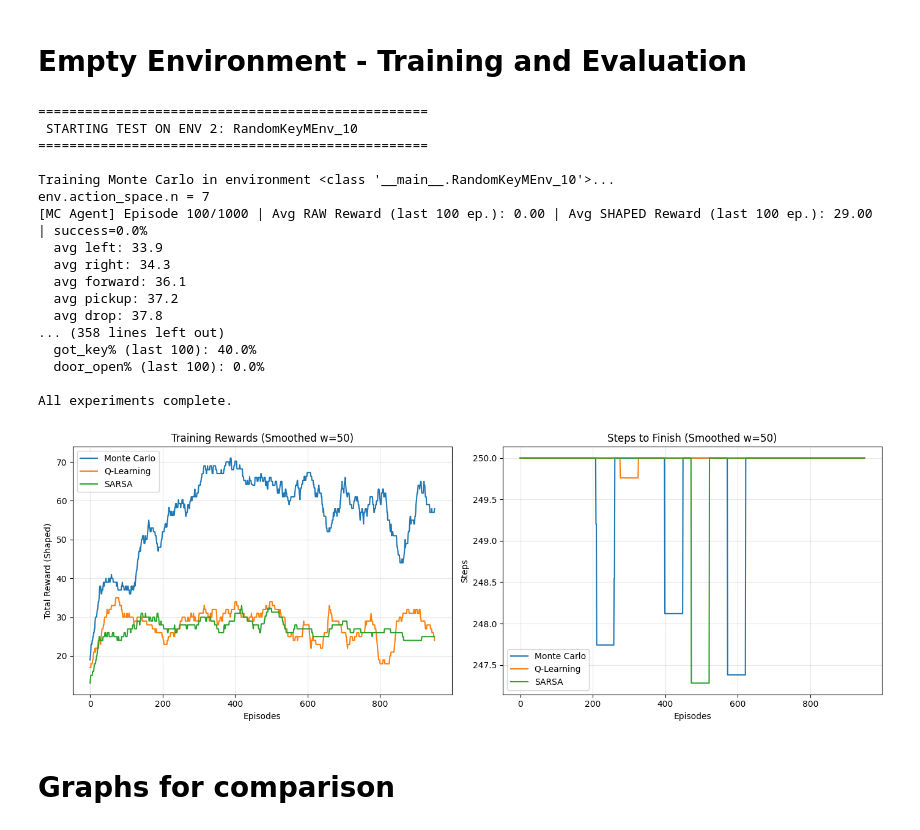
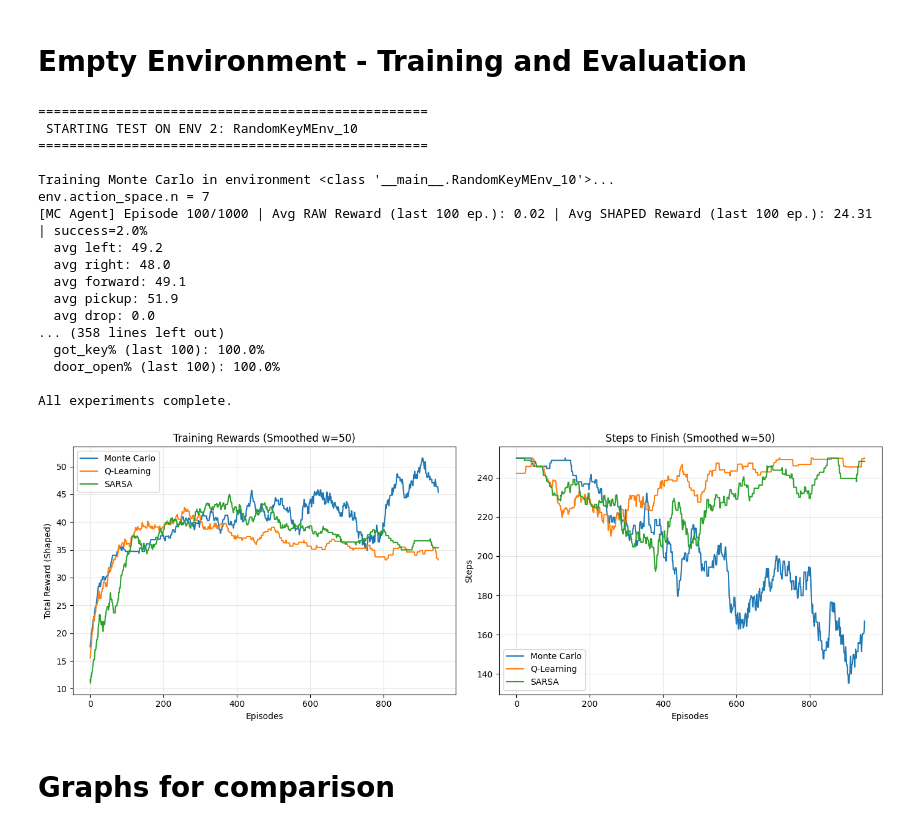
Before and after one commit to shaytanne/runi-reinforcement_learning-assignment2, a Jupyter notebook: MidProject_tabular_RL_Minigrid.ipynb, the cells around one changed output. Cells and saved outputs as stored; diff of their text form; code cells hidden in the pictures.

Commit message:
- allowed actions bugfix - shaped reward for goal

```diff
--- a/MidProject_tabular_RL_Minigrid.ipynb
+++ b/MidProject_tabular_RL_Minigrid.ipynb
@@ -889,15 +889,13 @@ class BaseAgent(ABC):
 
         # remove disabled actions if provided
         if allowed_actions is None:
-            actions = list(range(self.num_actions))
+            actions = np.array(list(range(self.num_actions)), dtype=int)
         else:
             actions = np.array(allowed_actions, dtype=int)
-
 
         if not force_greedy and np.random.uniform(0, 1) < self.epsilon:
             # explore:
             selected_action = np.random.choice(actions)
-            return int(selected_action)
         else:
             # exploit:
             qt = self.q_table[state_idx, actions]                       # get Q-table row for current state
@@ -908,7 +906,7 @@ class BaseAgent(ABC):
             if allowed_actions is not None:
                 assert selected_action in actions
 
-            return int(selected_action)
+        return int(selected_action)
 
     @abstractmethod
     def update(self, *args) -> None:
@@ -1373,13 +1371,17 @@ def key_door_reward_shaping(env: KeyFlatObsWrapper, reward: float , key_bonus_gi
     if reward == 0:
         reward -= 0.1
 
+    # todo
+    if reward == 1:
+        reward = 10.0
+
     # bonus - picked up key
     if env.is_carrying_key() and not key_bonus_given:
-        reward += 50.0
+        reward += 30.0
 
     # bonus - opened door
     if env.is_door_open() and not door_bonus_given:
-        reward += 50.0
+        reward += 30.0
 
     return reward
 
@@ -1473,42 +1475,42 @@ for agent_name, agent_cls in agents.items():
         reward_shaping_func=key_door_reward_shaping,
         **params  # lr, gamma, epsilon
     )
 
     train_rewards_raw, train_rewards_shaped, train_steps, train_success = runner.run()
 
     results[agent_name] = {
         "train_rewards_raw": train_rewards_raw,
         "train_rewards_shaped": train_rewards_shaped,
         "train_steps": train_steps,
         "train_success": train_success,
     }
 
     # cleanup
     runner.close()
 
 print("\nAll experiments complete.")
 
 # generate Plots
 plot_rewards(results)
 # %% [output]
 ==================================================
  STARTING TEST ON ENV 2: RandomKeyMEnv_10
 ==================================================
 
 Training Monte Carlo in environment <class '__main__.RandomKeyMEnv_10'>...
 env.action_space.n = 7
-[MC Agent] Episode 100/1000 | Avg RAW Reward (last 100 ep.): 0.00 | Avg SHAPED Reward (last 100 ep.): 29.00 | success=0.0%
-  avg left: 33.9
-  avg right: 34.3
-  avg forward: 36.1
-  avg pickup: 37.2
-  avg drop: 37.8
+[MC Agent] Episode 100/1000 | Avg RAW Reward (last 100 ep.): 0.02 | Avg SHAPED Reward (last 100 ep.): 24.31 | success=2.0%
+  avg left: 49.2
+  avg right: 48.0
+  avg forward: 49.1
+  avg pickup: 51.9
+  avg drop: 0.0
 ... (358 lines left out)
-  got_key% (last 100): 40.0%
-  door_open% (last 100): 0.0%
+  got_key% (last 100): 100.0%
+  door_open% (last 100): 100.0%
 
 All experiments complete.
-[figure, old version]
+[figure, new version]
 # %%
 total_episodes = 1000
 eval_interval = 100
```
Also changed, not shown: parts of 4 cells of this notebook, 1 other file.
